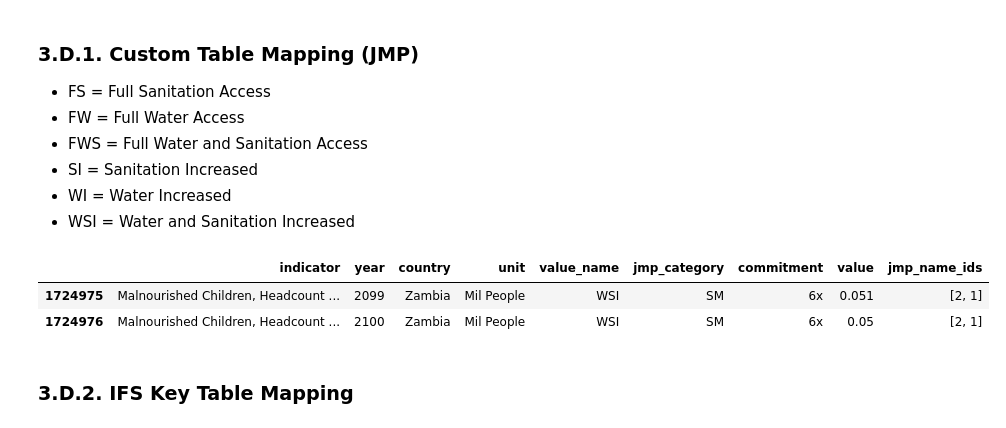
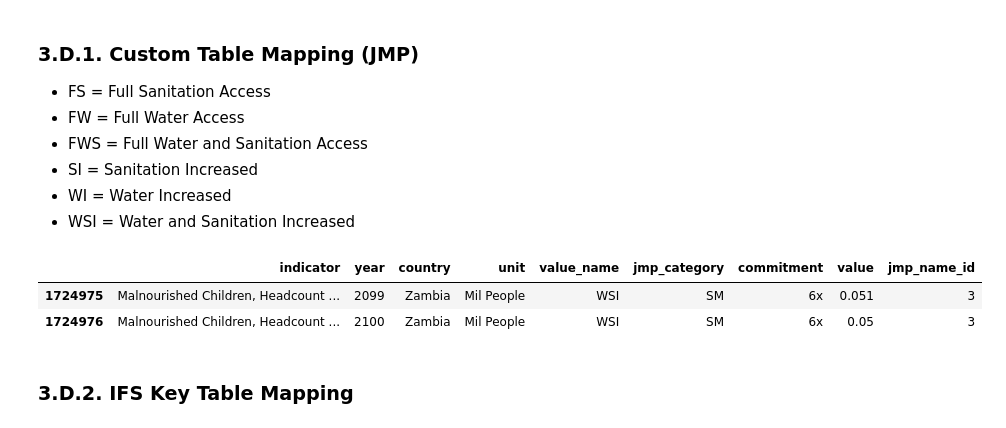
Before and after one commit to akvo/wash-futures-explorer, a Jupyter notebook: doc/table-proposal.ipynb, the cells around one changed output. Drawn from its saved outputs; the diff is of its cells as text; code cells hidden in the pictures.

```diff
--- a/doc/table-proposal.ipynb
+++ b/doc/table-proposal.ipynb
@@ -219,6 +230,7 @@ files = [f"{IFS_INPUT_DIR}/{file}" for file in files_to_keep]
 ## 3.A. IFS Functions
 # %%
 def get_ifs_name(source):
+    source = re.sub(r"\s*\(2nd Dimension.*?\)", "", source)
     return re.sub(r'^\d+\. ', '', source.replace(f"{IFS_INPUT_DIR}/", "")).replace(".csv", "")
 # %%
 def get_value_types(lst):
@@ -380,22 +411,31 @@ commitments_table
 - WI = Water Increased
 - WSI = Water and Sanitation Increased
 # %%
+if jmp_names_table['id'].shape[0] == 2:
+    new_jmp_id = jmp_names_table['id'].max() + 1
+    new_row = pd.DataFrame([{"id":new_jmp_id, "jmp_name": "Water and Sanitation"}])
+    jmp_names_table = pd.concat([jmp_names_table, new_row], ignore_index=True)
+    jmp_names_table.to_csv(f"{OUTPUT_DIR}/key_jmp_name.csv", index=False)
+
 jmp_dict = dict(zip(jmp_names_table['jmp_name'], jmp_names_table['id']))
 # %%
-def map_jmp_ids(jmp_type):
-    ids = []
+def map_jmp_id(jmp_type):
+    id = 0
     if 'W' in jmp_type:  # Water is indicated by 'W' in the type
-        ids.append(jmp_dict['Water'])
+        id = jmp_dict['Water']
     if 'S' in jmp_type:  # Sanitation is indicated by 'S' in the type
-        ids.append(jmp_dict['Sanitation'])
-    return ids
+        id = jmp_dict['Sanitation']
+    # if W and S is available then create new category "Water and Sanitation"
+    if 'W' in jmp_type and 'S' in jmp_type:
+        id = jmp_dict['Water and Sanitation']
+    return id
 # %%
-combined_df['jmp_name_ids'] = combined_df['value_name'].apply(map_jmp_ids)
+combined_df['jmp_name_id'] = combined_df['value_name'].apply(map_jmp_id)
 combined_df.tail(2)
 # %% [output]
-|  | indicator | year | country | unit | value_name | jmp_category | commitment | value | jmp_name_ids |
-| 1724975 | Malnourished Children, Headcount ... | 2099 | Zambia | Mil People | WSI | SM | 6x | 0.051 | [2, 1] |
-| 1724976 | Malnourished Children, Headcount ... | 2100 | Zambia | Mil People | WSI | SM | 6x | 0.05 | [2, 1] |
+|  | indicator | year | country | unit | value_name | jmp_category | commitment | value | jmp_name_id |
+| 1724975 | Malnourished Children, Headcount ... | 2099 | Zambia | Mil People | WSI | SM | 6x | 0.051 | 3 |
+| 1724976 | Malnourished Children, Headcount ... | 2100 | Zambia | Mil People | WSI | SM | 6x | 0.05 | 3 |
 # %% [markdown]
 ### 3.D.2. IFS Key Table Mapping
 # %%
```
Also changed, not shown: parts of 7 cells of this notebook, 4 other files.
